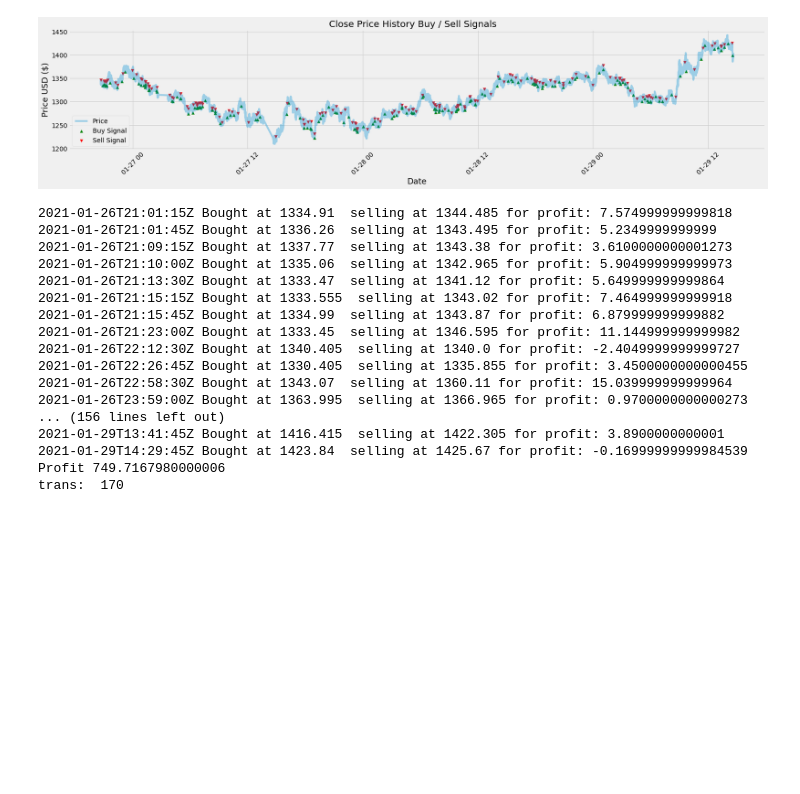
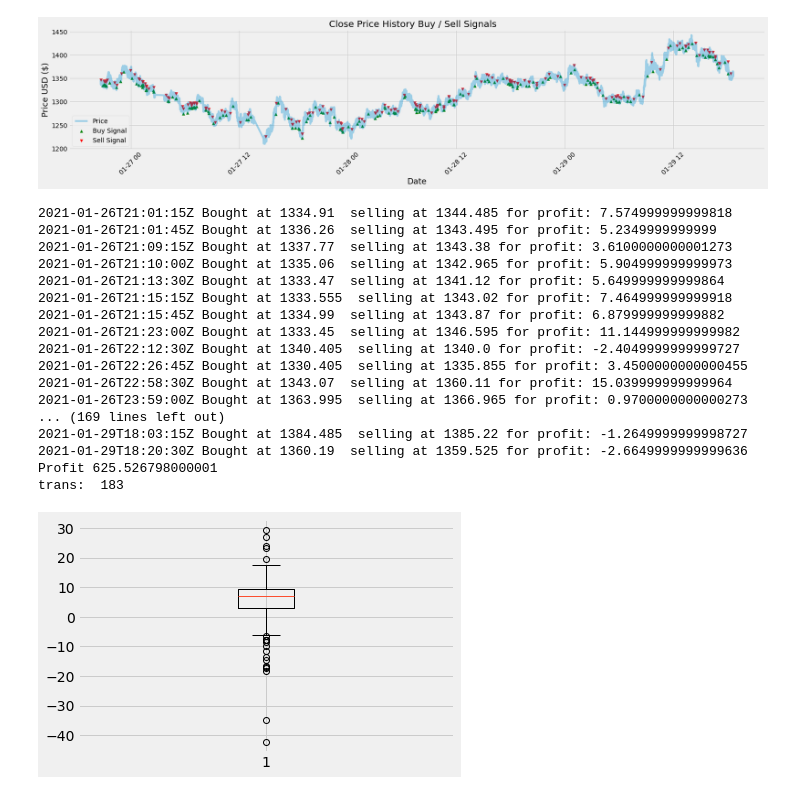
Before and after one commit to jsngalloway/night-trader, a Jupyter notebook: notebooks/macd_based/backwards_macd.ipynb, the cells around one changed output. Drawn from its saved outputs; the diff is of its cells as text; code cells hidden in the pictures; blank space fills up the shorter version.

```diff
--- a/notebooks/macd_based/backwards_macd.ipynb
+++ b/notebooks/macd_based/backwards_macd.ipynb
@@ -67,11 +67,11 @@ def mac_daddy_tester(macd, signal, df):
         if ( (macd.iat[i] < signal.iat[i]) and (macd.iat[i-1] >= signal.iat[i-1]) and bought == False):
             # print("Crossed above, time to buy", i)
             bought = df.iat[i,1]
-        if ( (macd.iat[i] > signal.iat[i]) and (macd.iat[i-1] <= signal.iat[i-1]) and bought):
+        elif ( (macd.iat[i] > signal.iat[i]) and (macd.iat[i-1] <= signal.iat[i-1]) and bought):
             # print("Crossed below, time to sell", i)
             print(df.iat[i,0], "Bought at", bought, " selling at", df.iat[i,1], "for profit:", df.iat[i,1] - bought - 2)
             transactions.append(df.iat[i,1] - bought)
-            sumwin = sumwin + df.iat[i,1] - bought - 1
+            sumwin = sumwin + df.iat[i,1] - bought - 2
             bought = False
     return(sumwin, transactions)
 
@@ -107,34 +107,36 @@ def buy_sell(signal):
 
 
 #Create buy and sell columns
 x = buy_sell(df)
 df['Buy_Signal_Price'] = x[0]
 df['Sell_Signal_Price'] = x[1]
 
 # Visually Show The Stock buy and sell signals
 # Create the title
 title = 'Close Price History Buy / Sell Signals   '
 #Get the stocks
 my_stocks = df
 
 #Create and plot the graph
 plt.figure(figsize=(12.2*2,4.5)) #width = 12.2in, height = 4.5
 plt.scatter(my_stocks.index, my_stocks['Buy_Signal_Price'], color = 'green', label='Buy Signal', marker = '^', alpha = 1)
 plt.scatter(my_stocks.index, my_stocks['Sell_Signal_Price'], color = 'red', label='Sell Signal', marker = 'v', alpha = 1)
 plt.plot( my_stocks['price'],  label='Price', alpha = 0.35)#plt.plot( X-Axis , Y-Axis, line_width, alpha_for_blending,  label)
 plt.xticks(rotation=45)
 plt.title(title)
 plt.xlabel('Date',fontsize=18)
 plt.ylabel('Price USD ($)',fontsize=18)
 plt.legend( loc='lower left')
 plt.show()
 
 r = mac_daddy_tester(macd, signal, df)
 print("Profit", r[0])
 print("trans: ", len(r[1]))
+plt.boxplot(r[1])
+plt.show()
 # print(r[1])
 # %% [output]
-[figure, old version]
+[figure, new version]
 2021-01-26T21:01:15Z Bought at 1334.91  selling at 1344.485 for profit: 7.574999999999818
 2021-01-26T21:01:45Z Bought at 1336.26  selling at 1343.495 for profit: 5.2349999999999
 2021-01-26T21:09:15Z Bought at 1337.77  selling at 1343.38 for profit: 3.6100000000001273
@@ -147,11 +149,12 @@ print("trans: ", len(r[1]))
 2021-01-26T22:26:45Z Bought at 1330.405  selling at 1335.855 for profit: 3.4500000000000455
 2021-01-26T22:58:30Z Bought at 1343.07  selling at 1360.11 for profit: 15.039999999999964
 2021-01-26T23:59:00Z Bought at 1363.995  selling at 1366.965 for profit: 0.9700000000000273
-... (156 lines left out)
-2021-01-29T13:41:45Z Bought at 1416.415  selling at 1422.305 for profit: 3.8900000000001
-2021-01-29T14:29:45Z Bought at 1423.84  selling at 1425.67 for profit: -0.16999999999984539
-Profit 749.7167980000006
-trans:  170
+... (169 lines left out)
+2021-01-29T18:03:15Z Bought at 1384.485  selling at 1385.22 for profit: -1.2649999999998727
+2021-01-29T18:20:30Z Bought at 1360.19  selling at 1359.525 for profit: -2.6649999999999636
+Profit 625.526798000001
+trans:  183
+[figure, added]
 # %%
 # results = []
 # for period_length in np.arange(5, 700, 5):
```
Also changed, not shown: parts of 2 cells of this notebook, 1 other file.
